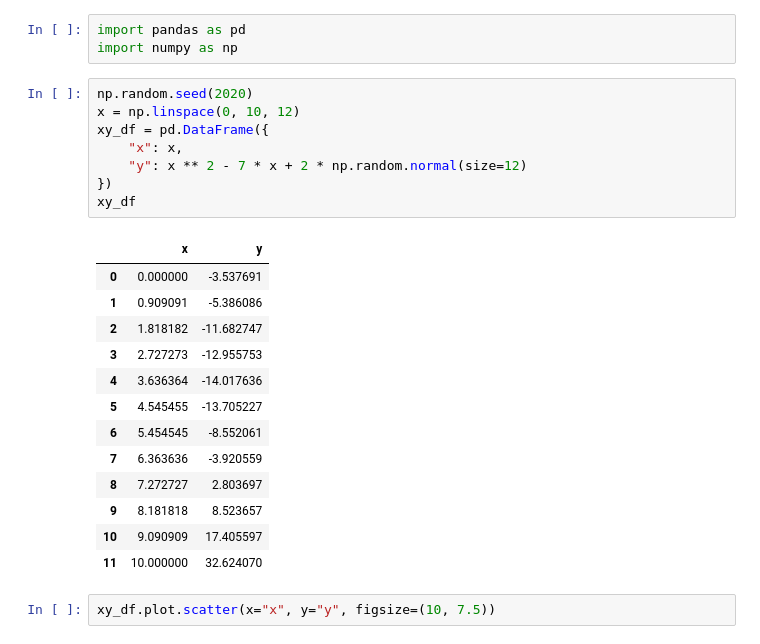
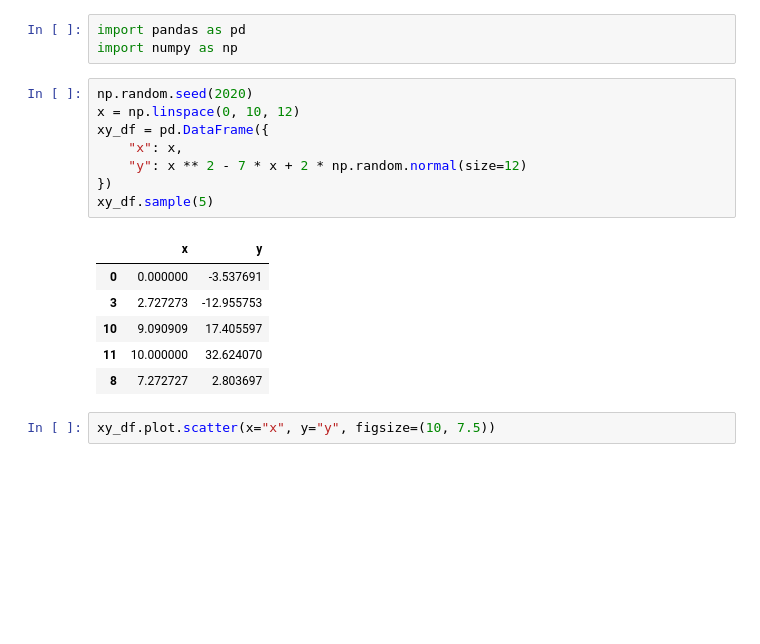
Before and after one commit to AverageGHenjoyer/KursMachineLearningEngineer, a Jupyter notebook: 4_10_non_linear_methods.ipynb, the cells around one changed output. Drawn from its saved outputs; the diff is of its cells as text; blank space fills up the shorter version.

```diff
--- a/4_10_non_linear_methods.ipynb
+++ b/4_10_non_linear_methods.ipynb
@@ -4,25 +4,18 @@ import numpy as np
 # %%
 np.random.seed(2020)
 x = np.linspace(0, 10, 12)
 xy_df = pd.DataFrame({
     "x": x,
     "y": x ** 2 - 7 * x + 2 * np.random.normal(size=12)
 })
-xy_df
+xy_df.sample(5)
 # %% [output]
 |  | x | y |
 | 0 | 0.000000 | -3.537691 |
-| 1 | 0.909091 | -5.386086 |
-| 2 | 1.818182 | -11.682747 |
 | 3 | 2.727273 | -12.955753 |
-| 4 | 3.636364 | -14.017636 |
-| 5 | 4.545455 | -13.705227 |
-| 6 | 5.454545 | -8.552061 |
-| 7 | 6.363636 | -3.920559 |
-| 8 | 7.272727 | 2.803697 |
-| 9 | 8.181818 | 8.523657 |
 | 10 | 9.090909 | 17.405597 |
 | 11 | 10.000000 | 32.624070 |
+| 8 | 7.272727 | 2.803697 |
 # %%
 xy_df.plot.scatter(x="x", y="y", figsize=(10, 7.5))
 # %% [output]
```
Also changed, not shown: parts of 8 cells of this notebook.
